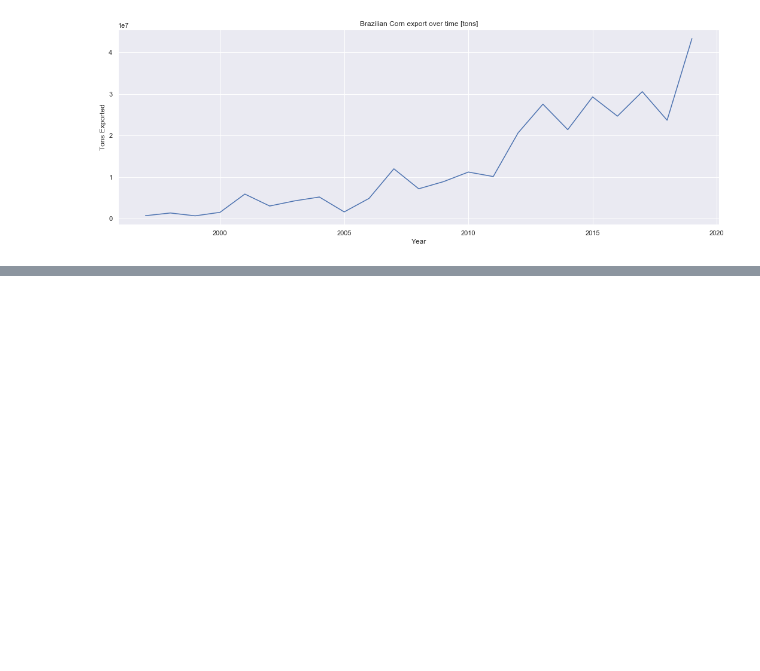
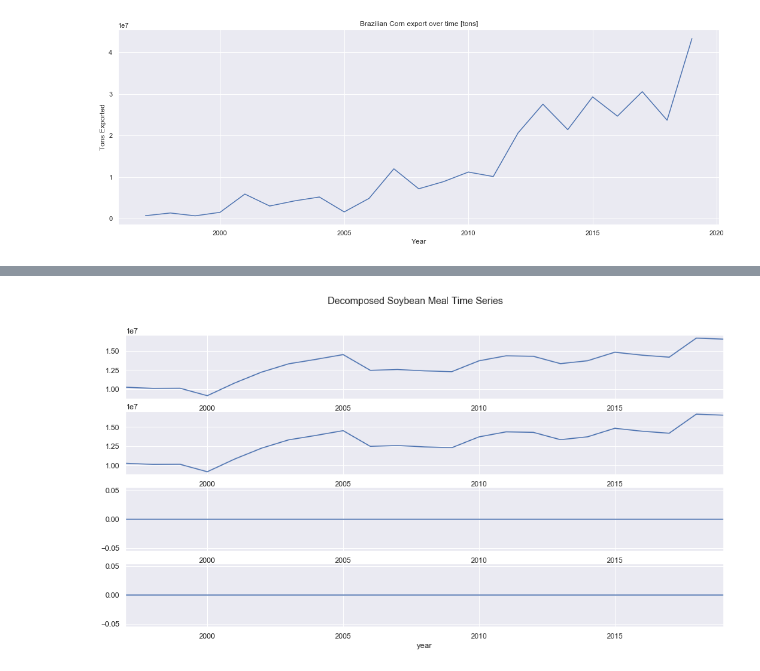
Before and after one commit to rpdieego/case_4intelligence, a Jupyter notebook: Data Analysis Skill Test - Case 2.ipynb, the cells around one changed output, grey strips where cells are left out. Cells and saved outputs as stored; diff of their text form; code cells hidden in the pictures; blank space fills up the shorter version.

```diff
--- a/Data Analysis Skill Test - Case 2.ipynb
+++ b/Data Analysis Skill Test - Case 2.ipynb
@@ -1085,0 +1147,5 @@ plot_covariate(same_period_cov_df['price_corn'], 'Corn Price')
+# %%
+# Decompose Corn Exports Data
+decompose_ts(soybean_meal_df,'Soybean Meal')
+# %% [output]
+[figure, added]
```
Also changed, not shown: parts of 41 cells of this notebook.
